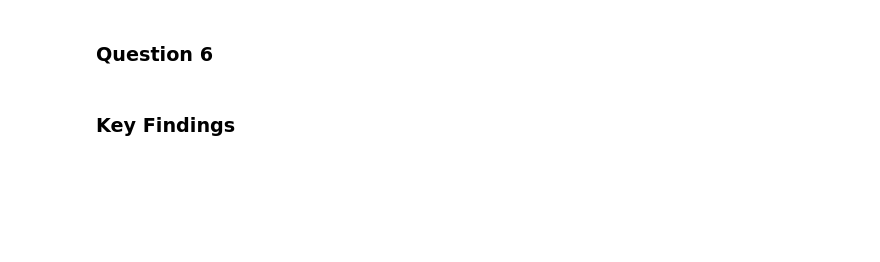
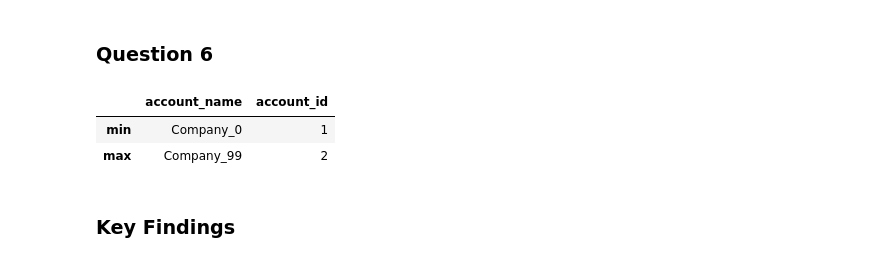
Before and after one commit to UjjwalKarkeyy/Falconstack_SaaS_Growth_Retention, a Jupyter notebook: ETL/etl2_eda.ipynb, the cells around one changed output. Cells and saved outputs as stored; diff of their text form; code cells hidden in the pictures; blank space fills up the shorter version.

```diff
--- a/ETL/etl2_eda.ipynb
+++ b/ETL/etl2_eda.ipynb
@@ -158,7 +188,14 @@ for col in cat_cols:
 ### **Question 6**
 # %%
 # question 6
-# BG/RN: Which company holds the most accounts? And what is their most used plan tier?
+# Which company holds the most accounts?
+comp_acc_count = accounts_clean_df.groupby('account_name')['account_id'].size().sort_values(ascending=False).reset_index()
+comp_acc_count.agg(['min', 'max'])
+# insight: most companies hold 2 accounts while others hold 1, so there's no actual single company
+# %% [output]
+|  | account_name | account_id |
+| min | Company_0 | 1 |
+| max | Company_99 | 2 |
 # %% [markdown]
 ### **Key Findings**
 # %% [markdown]
```
Also changed, not shown: parts of 12 cells of this notebook.
